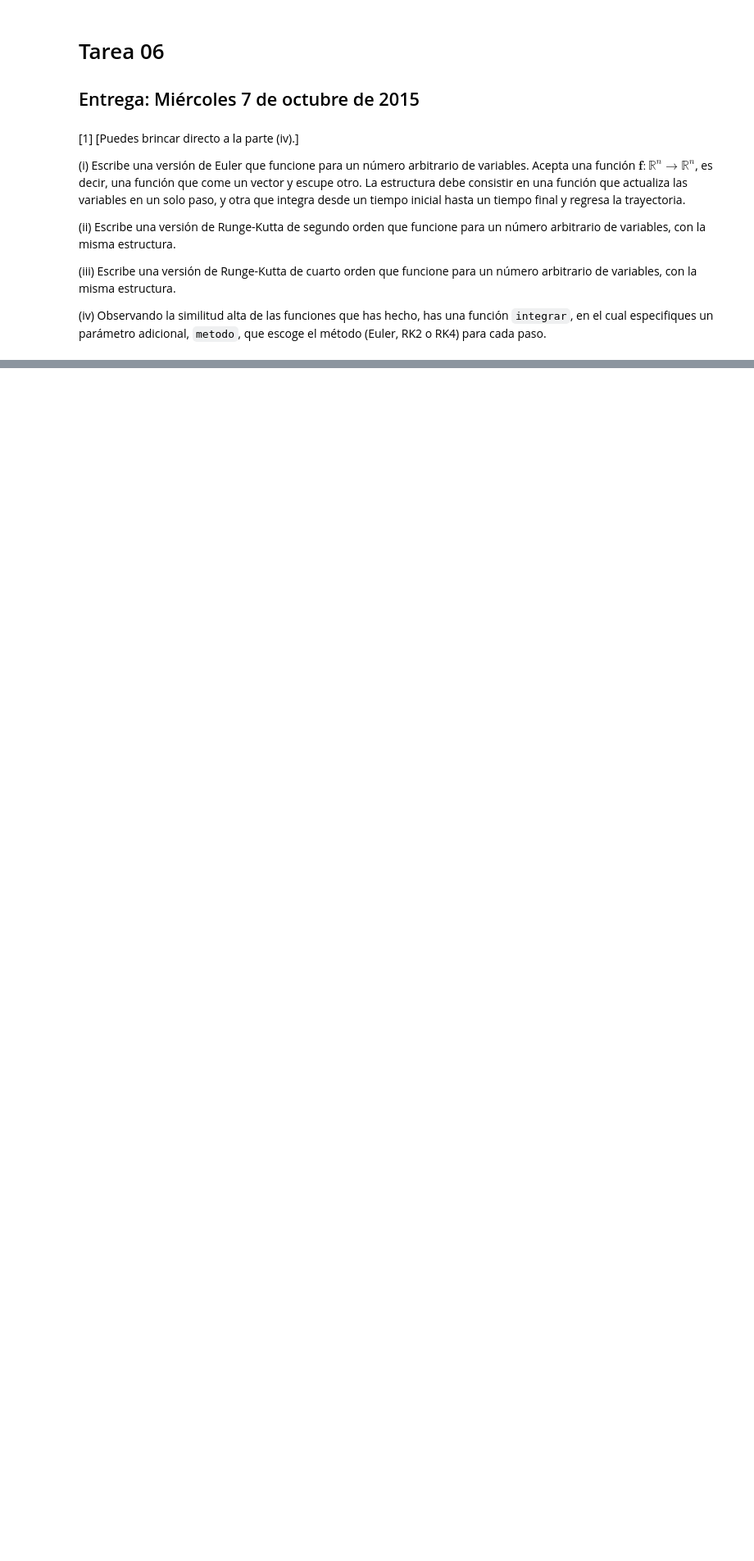
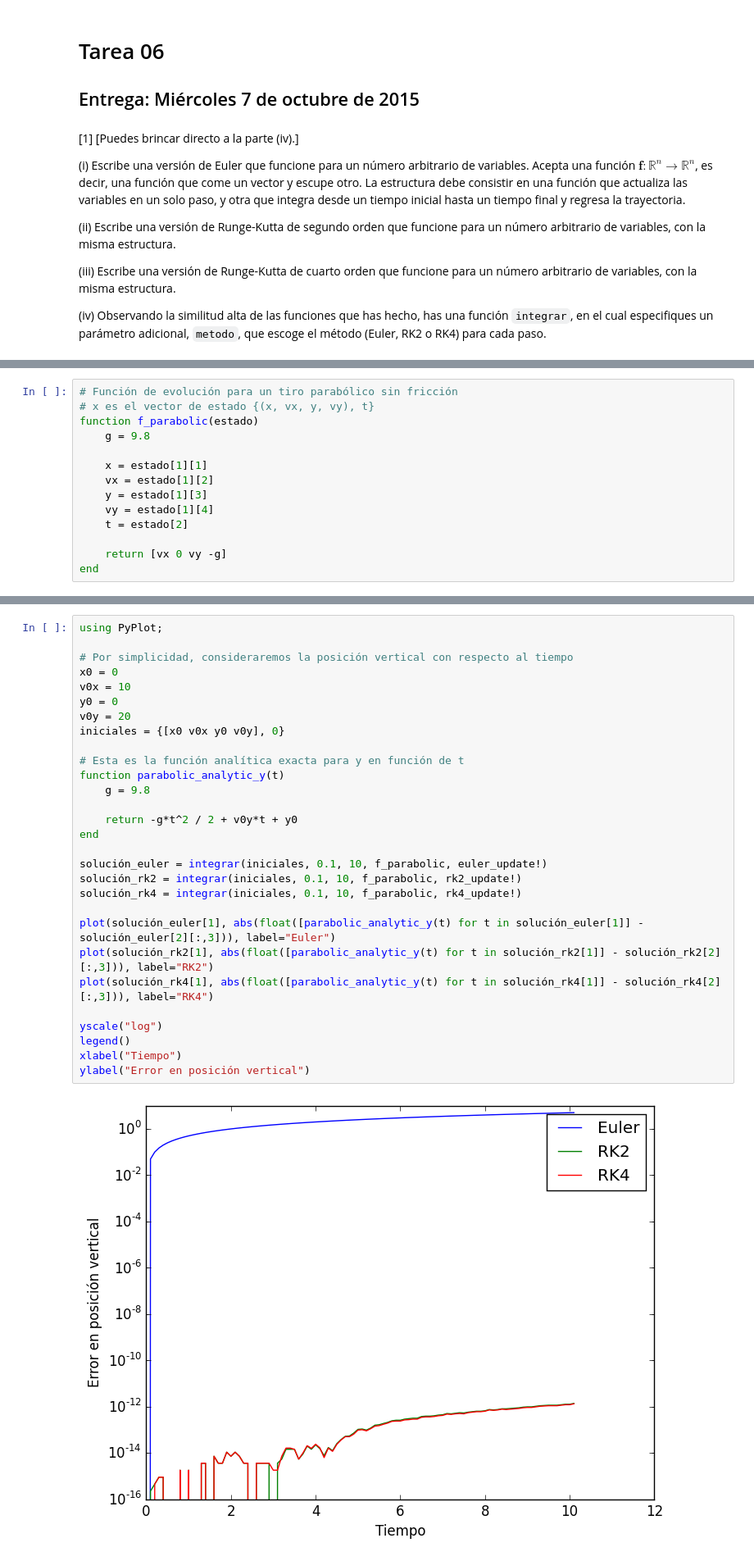
Before and after one commit to ivan-galinskiy/fisica_computacional, a Jupyter notebook: tareas/Tarea 06.ipynb, the cells around one changed output, grey strips where cells are left out. Shown at 82% size. Cells and saved outputs as stored; diff of their text form; blank space fills up the shorter version.

```diff
--- a/tareas/Tarea 06.ipynb
+++ b/tareas/Tarea 06.ipynb
@@ -61,0 +95,14 @@ integrar (generic function with 2 methods)
+# %%
+# Función de evolución para un tiro parabólico sin fricción
+# x es el vector de estado {(x, vx, y, vy), t}
+function f_parabolic(estado)
+    g = 9.8
+
+    x = estado[1][1]
+    vx = estado[1][2]
+    y = estado[1][3]
+    vy = estado[1][4]
+    t = estado[2]
+
+    return [vx 0 vy -g]
+end
@@ -61,0 +113,31 @@ integrar (generic function with 2 methods)
+# %%
+using PyPlot;
+
+# Por simplicidad, consideraremos la posición vertical con respecto al tiempo
+x0 = 0
+v0x = 10
+y0 = 0
+v0y = 20
+iniciales = {[x0 v0x y0 v0y], 0}
+
+# Esta es la función analítica exacta para y en función de t
+function parabolic_analytic_y(t)
+    g = 9.8
+
+    return -g*t^2 / 2 + v0y*t + y0
+end
+
+solución_euler = integrar(iniciales, 0.1, 10, f_parabolic, euler_update!)
+solución_rk2 = integrar(iniciales, 0.1, 10, f_parabolic, rk2_update!)
+solución_rk4 = integrar(iniciales, 0.1, 10, f_parabolic, rk4_update!)
+
+plot(solución_euler[1], abs(float([parabolic_analytic_y(t) for t in solución_euler[1]] - solución_euler[2][:,3])), label="Euler")
+plot(solución_rk2[1], abs(float([parabolic_analytic_y(t) for t in solución_rk2[1]] - solución_rk2[2][:,3])), label="RK2")
+plot(solución_rk4[1], abs(float([parabolic_analytic_y(t) for t in solución_rk4[1]] - solución_rk4[2][:,3])), label="RK4")
+
+yscale("log")
+legend()
+xlabel("Tiempo")
+ylabel("Error en posición vertical")
+# %% [output]
+[figure, added]
```
Also changed, not shown: parts of 11 cells of this notebook.
